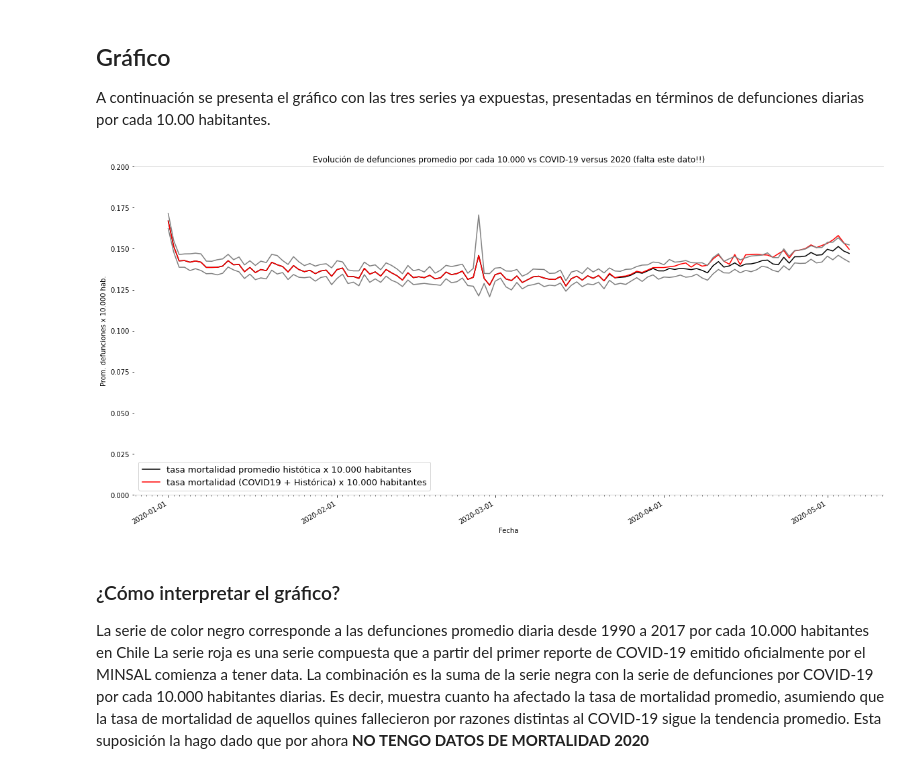
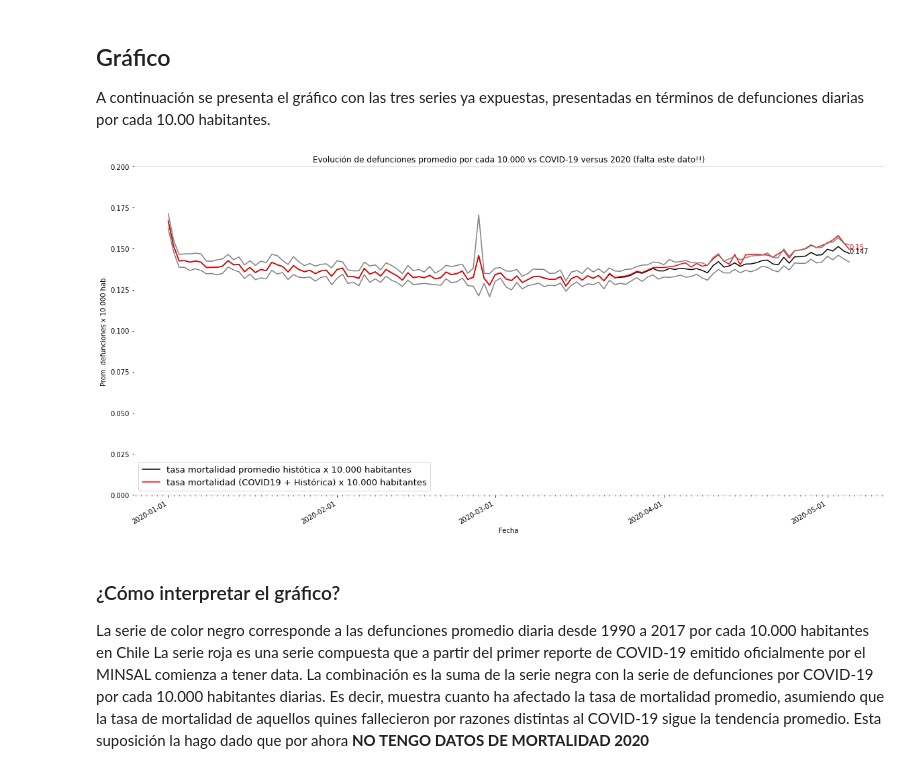
Before and after one commit to josemoragonzalez/Defunciones, a Jupyter notebook: input/defunciones.ipynb, the cells around one changed output. Saved outputs shown, nothing was run; the diff lists cells and outputs as text; code cells hidden in the pictures.

```diff
--- a/input/defunciones.ipynb
+++ b/input/defunciones.ipynb
@@ -273,34 +265,37 @@ ax.xaxis.set_major_locator(months)
 ax.xaxis.set_major_formatter(months_fmt)
 ax.xaxis.set_minor_locator(days)
 
 # formateamos la grilla
 ax.grid(False)
 
 # Autoajuste de las etiquetas
 fig.autofmt_xdate()
 
 # seteamos leyendas y título
 ax.set_xlabel('Fecha')
 ax.set_ylabel('Prom. defunciones x 10.000 hab.')
 ax.set_title('Evolución de defunciones promedio por cada 10.000 vs COVID-19 versus 2020 (falta este dato!!)')
 
 #tamaño del grafico
 fig.set_figheight(10)
 fig.set_figwidth(20)
 
 
 
 # color de los ejes
 ax.spines['bottom'].set_color('#cccccc')
 ax.spines['top'].set_color('#cccccc')
 ax.spines['right'].set_color('white')
 ax.spines['left'].set_color('white')
 ax.legend(('tasa mortalidad promedio histótica x 10.000 habitantes', 'tasa mortalidad (COVID19 + Histórica) x 10.000 habitantes')\
           , loc='lower left', shadow=False, fontsize = 13)
 
+
+plt.text(fCovid['Fecha'][len(fCovid)-1] , fCovid['Covidx10000'][len(fCovid)-1], round(fCovid['Covidx10000'][len(fCovid)-1], 3), color = 'red')
+plt.text(fCovid['Fecha'][len(fCovid)-1] , fCovid['PromDefX10000'][len(fCovid)-1], round(fCovid['PromDefX10000'][len(fCovid)-1], 3), color = 'black')
 plt.show()
 # %% [output]
-[figure, old version]
+[figure, new version]
 # %% [markdown]
 ### ¿Cómo interpretar el gráfico?
 La serie de color negro corresponde a las defunciones promedio diaria desde 1990 a 2017 por cada 10.000 habitantes en Chile
```
Also changed, not shown: parts of 4 cells of this notebook.
